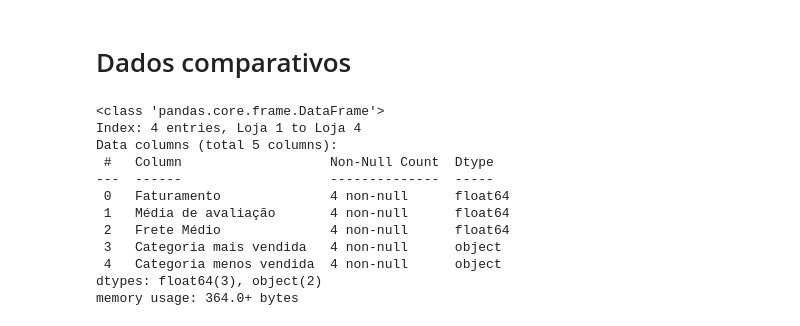
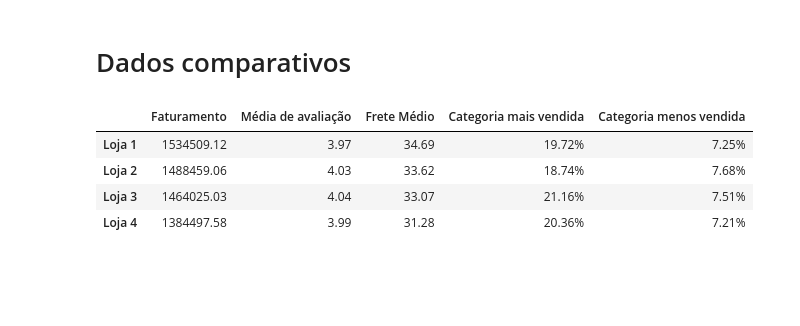
Before and after one commit to wells2232/challenge-alura-store, a Jupyter notebook: Challenge-Alura-Store.ipynb, the cells around one changed output. Drawn from its saved outputs; the diff is of its cells as text; code cells hidden in the pictures; blank space fills up the shorter version.

```diff
--- a/Challenge-Alura-Store.ipynb
+++ b/Challenge-Alura-Store.ipynb
@@ -250,21 +252,14 @@ plt.show()
 # %%
 porcentagem_categorias = [ [categoria[1]/len(loja) * 100 for categoria in  vendas_por_categoria[i]] for i in range(len(lojas))]
 porcentagem = [(f'{round(porcentagem_categorias[i][0], 2)}%', f'{round(porcentagem_categorias[i][-1], 2)}%') for i in range(len(lojas))]
 
 df = pd.concat([faturamento_lojas, avaliacao, df_frete], axis=1)
 df['Categoria mais vendida'] = [porcentagem[i][0] for i in range(len(lojas))]
 df['Categoria menos vendida'] = [porcentagem[i][1] for i in range(len(lojas))]
-df.info()
+df
 # %% [output]
-<class 'pandas.core.frame.DataFrame'>
-Index: 4 entries, Loja 1 to Loja 4
-Data columns (total 5 columns):
- #   Column                   Non-Null Count  Dtype
----  ------                   --------------  -----
- 0   Faturamento              4 non-null      float64
- 1   Média de avaliação       4 non-null      float64
- 2   Frete Médio              4 non-null      float64
- 3   Categoria mais vendida   4 non-null      object
- 4   Categoria menos vendida  4 non-null      object
-dtypes: float64(3), object(2)
-memory usage: 364.0+ bytes
+|  | Faturamento | Média de avaliação | Frete Médio | Categoria mais vendida | Categoria menos vendida |
+| Loja 1 | 1534509.12 | 3.97 | 34.69 | 19.72% | 7.25% |
+| Loja 2 | 1488459.06 | 4.03 | 33.62 | 18.74% | 7.68% |
+| Loja 3 | 1464025.03 | 4.04 | 33.07 | 21.16% | 7.51% |
+| Loja 4 | 1384497.58 | 3.99 | 31.28 | 20.36% | 7.21% |
```
Also changed, not shown: parts of 2 cells of this notebook.
